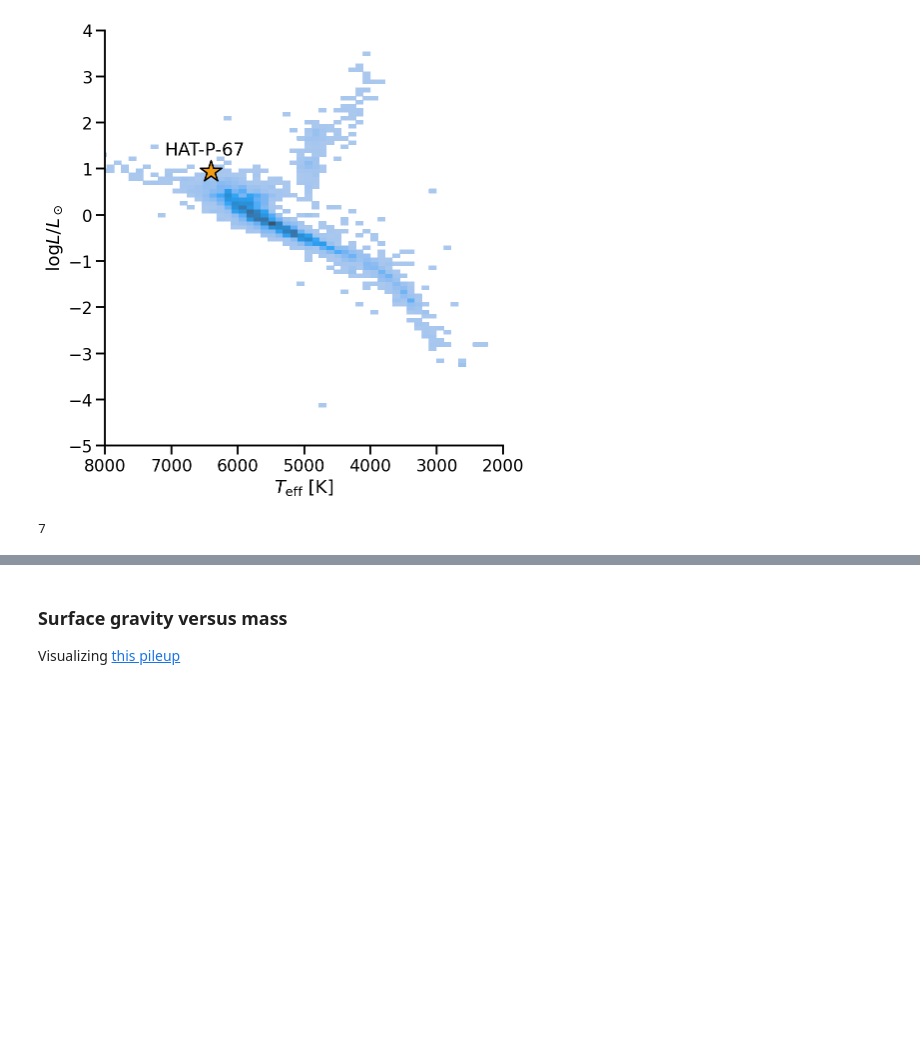
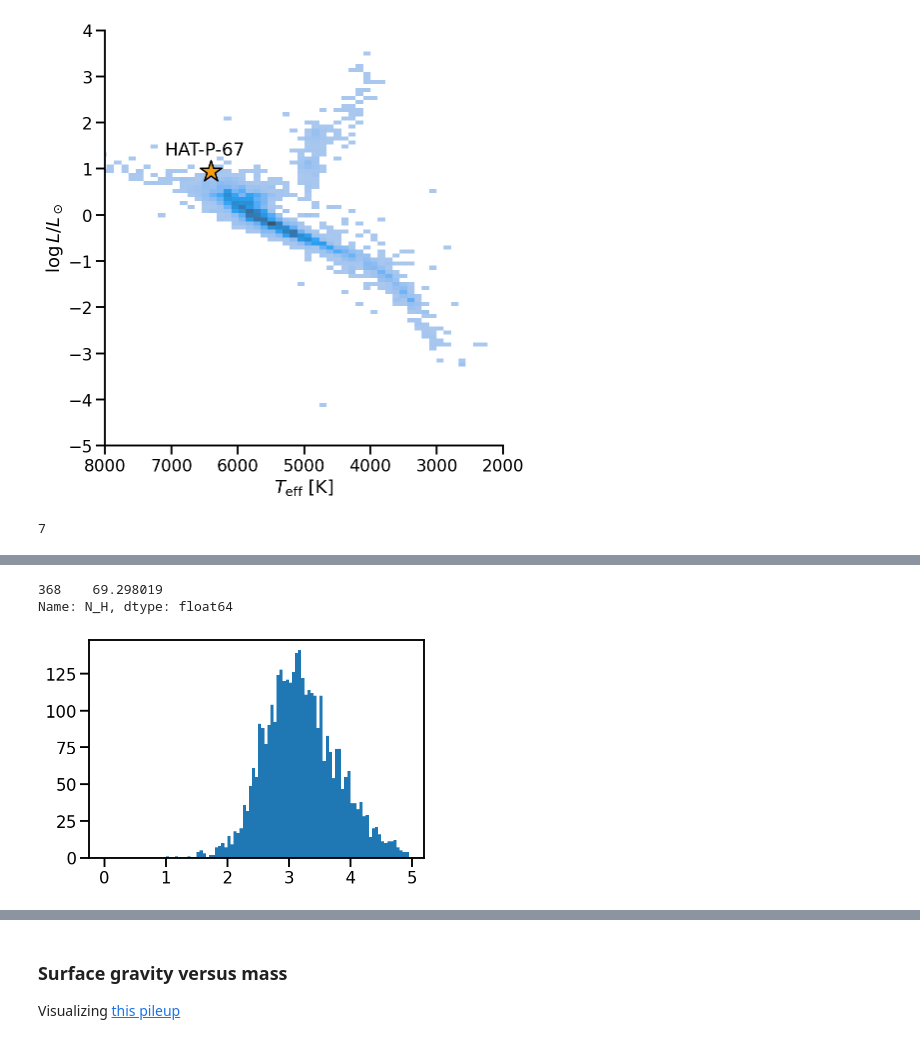
Before and after one commit to BrownDwarf/disperse, a Jupyter notebook: notebooks/03_exoplanet_archive_analysis/03_06_Exoplanet_Archive_Talk_figures.ipynb, the cells around one changed output, grey strips where cells are left out. Drawn from its saved outputs; the diff is of its cells as text; code cells hidden in the pictures; blank space fills up the shorter version.

```diff
--- a/notebooks/03_exoplanet_archive_analysis/03_06_Exoplanet_Archive_Talk_figures.ipynb
+++ b/notebooks/03_exoplanet_archive_analysis/03_06_Exoplanet_Archive_Talk_figures.ipynb
@@ -263,0 +256,2 @@ ax.set_ylabel('Planet Surface Gravity [g]');
+# %%
+r_Hill = df_orig['pl_orbsmax'].values*u.AU*(df_orig['pl_bmassj'].values*u.M_jup / (3.0*df_orig['st_mass'].values*u.M_sun))**(1/3)
@@ -263,0 +262,4 @@ ax.set_ylabel('Planet Surface Gravity [g]');
+# %%
+r_Hill_minus_r_planet = r_Hill.to(u.km) - (df_orig['pl_radj'].values*u.R_jup).to(u.km)
+# %%
+df_orig['r_Hill_minus_r_planet'] = r_Hill_minus_r_planet.value
@@ -263,0 +270,11 @@ ax.set_ylabel('Planet Surface Gravity [g]');
+# %%
+df_orig['N_H'] = df_orig['r_Hill_minus_r_planet']/df_orig['scale_height']
+# %%
+df_orig['N_H'][mask]
+# %% [output]
+368    69.298019
+Name: N_H, dtype: float64
+# %%
+plt.hist(np.log10(df_orig['N_H']), bins=np.arange(0, 5, 0.05));
+# %% [output]
+[figure, added]
```
Also changed, not shown: parts of 19 cells of this notebook, 3 other files.
